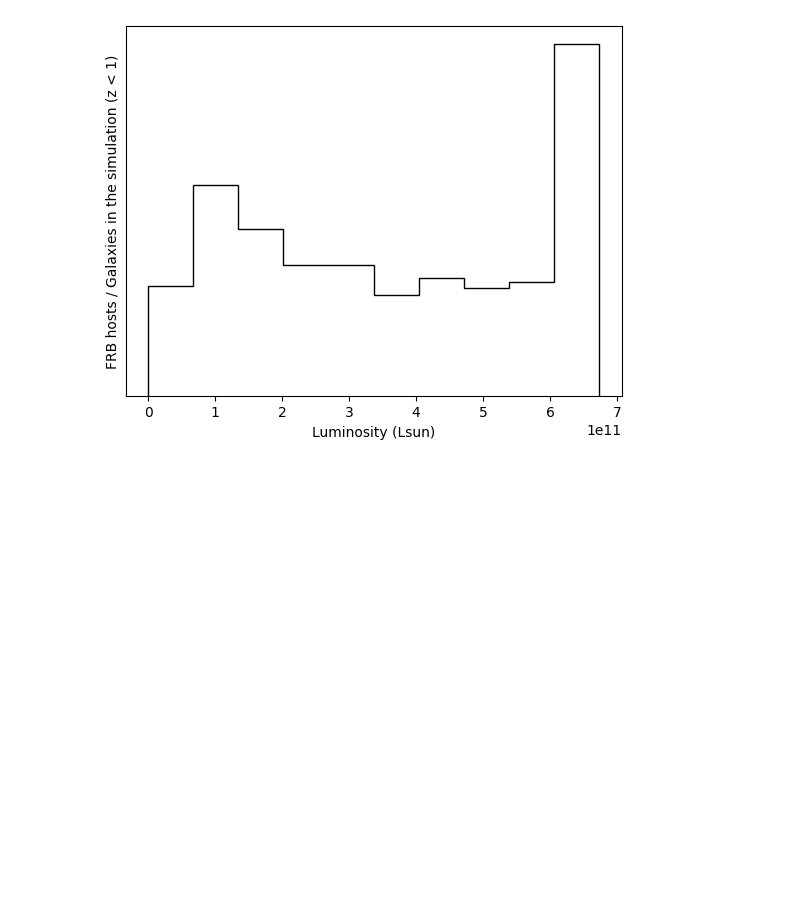
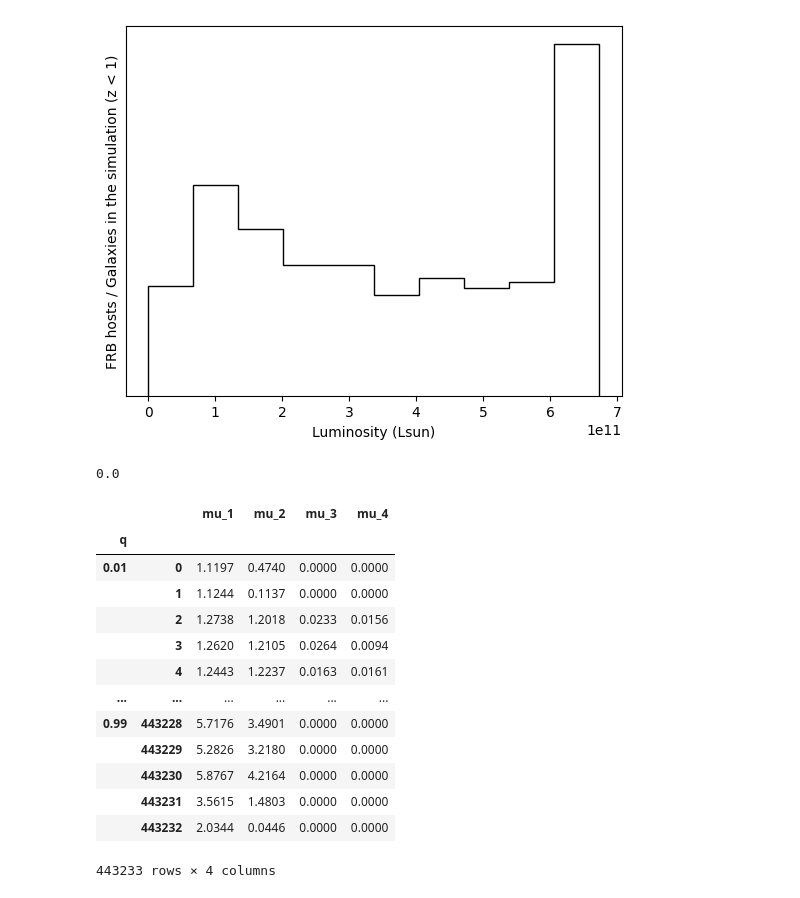
Before and after one commit to danielemichilli/slf, a Jupyter notebook: Gravitational_Lensing.ipynb, the cells around one changed output. Drawn from its saved outputs; the diff is of its cells as text; code cells hidden in the pictures; blank space fills up the shorter version.

```diff
--- a/Gravitational_Lensing.ipynb
+++ b/Gravitational_Lensing.ipynb
@@ -1762,0 +1818,21 @@ plt.yticks([])
+# %%
+sie['mu_3'].min()
+# %% [output]
+0.0
+# %%
+sie.loc[:,["mu_1", "mu_2", "mu_3", "mu_4"]]
+# %% [output]
+|  |  | mu_1 | mu_2 | mu_3 | mu_4 |
+| q |  |  |  |  |  |
+| 0.01 | 0 | 1.1197 | 0.4740 | 0.0000 | 0.0000 |
+|  | 1 | 1.1244 | 0.1137 | 0.0000 | 0.0000 |
+|  | 2 | 1.2738 | 1.2018 | 0.0233 | 0.0156 |
+|  | 3 | 1.2620 | 1.2105 | 0.0264 | 0.0094 |
+|  | 4 | 1.2443 | 1.2237 | 0.0163 | 0.0161 |
+| ... | ... | ... | ... | ... | ... |
+| 0.99 | 443228 | 5.7176 | 3.4901 | 0.0000 | 0.0000 |
+|  | 443229 | 5.2826 | 3.2180 | 0.0000 | 0.0000 |
+|  | 443230 | 5.8767 | 4.2164 | 0.0000 | 0.0000 |
+|  | 443231 | 3.5615 | 1.4803 | 0.0000 | 0.0000 |
+|  | 443232 | 2.0344 | 0.0446 | 0.0000 | 0.0000 |
+443233 rows × 4 columns
```
Also changed, not shown: parts of 19 cells of this notebook.
